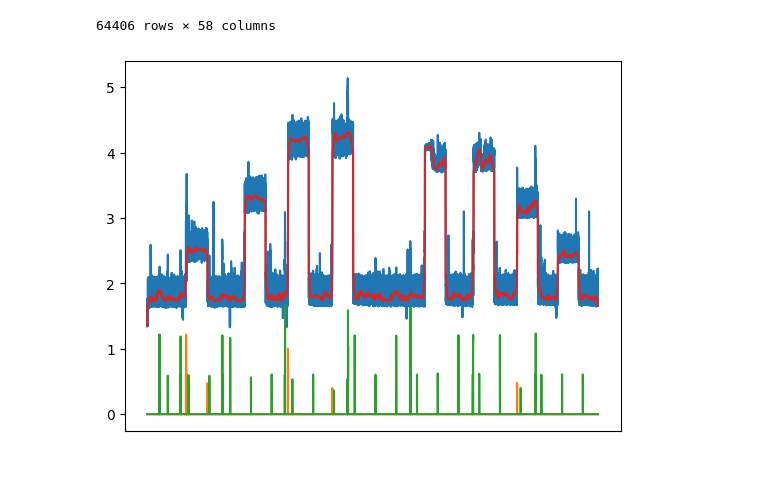
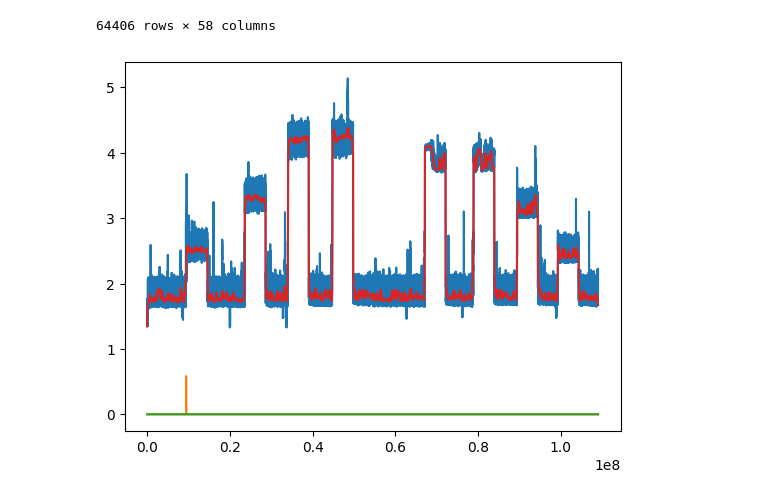
Before and after one commit to radshield/raspi-sel, a Jupyter notebook: analysis/perf_disk.ipynb, the cells around one changed output. Drawn from its saved outputs; the diff is of its cells as text; code cells hidden in the pictures; blank space fills up the shorter version.

```diff
--- a/analysis/perf_disk.ipynb
+++ b/analysis/perf_disk.ipynb
@@ -20,7 +23,7 @@ def single_cpu_scaling(series):
 def min_max_scaling(series):
     return (series - series.min()) / (series.max() - series.min())
 
-k = 501
+k = 251
 # %%
 cpu_df = pd.read_csv('../results/numa-matrix.csv')
 
@@ -229,8 +221,8 @@ memrate_df['bus_cycles_1_norm'] = memrate_df['bus_cycles_1'] / (memrate_df['time
 memrate_df['bus_cycles_2_norm'] = memrate_df['bus_cycles_2'] / (memrate_df['time'] - memrate_df['time'].shift())
 memrate_df['bus_cycles_3_norm'] = memrate_df['bus_cycles_3'] / (memrate_df['time'] - memrate_df['time'].shift())
 
-memrate_df['rd_ios_norm'] = memrate_df['rd_ios'] / (memrate_df['time'] - memrate_df['time'].shift())
-memrate_df['wr_ios_norm'] = memrate_df['wr_ios'] / (memrate_df['time'] - memrate_df['time'].shift())
+memrate_df['rd_ios_norm'] = signal.medfilt(memrate_df['rd_ios'] * 1000 / (memrate_df['time'] - memrate_df['time'].shift()), kernel_size=51)
+memrate_df['wr_ios_norm'] = signal.medfilt(memrate_df['wr_ios'] * 1000 / (memrate_df['time'] - memrate_df['time'].shift()), kernel_size=51)
 
 memrate_df = memrate_df.drop(index=0)
 memrate_df
@@ -250,16 +242,11 @@ memrate_df
 64406 rows × 58 columns
 # %%
 plt.plot(memrate_df['time'], memrate_df['current'])
-plt.plot(memrate_df['time'], memrate_df['rd_ios_norm'] * 1000)
-plt.plot(memrate_df['time'], memrate_df['wr_ios_norm'] * 1000)
+plt.plot(memrate_df['time'], memrate_df['rd_ios_norm'])
+plt.plot(memrate_df['time'], memrate_df['wr_ios_norm'])
 plt.plot(memrate_df['time'], signal.medfilt(memrate_df['current'], kernel_size=k))
-plt.tick_params(
-    axis='x',          # changes apply to the x-axis
-    which='both',      # both major and minor ticks are affected
-    bottom=False,      # ticks along the bottom edge are off
-    top=False,         # ticks along the top edge are off
-    labelbottom=False)
+plt.tick_params(axis='x', which='both', top=False)
 # %% [output]
-[figure, old version]
+[figure, new version]
 # %%
 X_test = memrate_df[['insns_0_norm', 'insns_1_norm', 'insns_2_norm', 'insns_3_norm',
```
Also changed, not shown: parts of 17 cells of this notebook.
